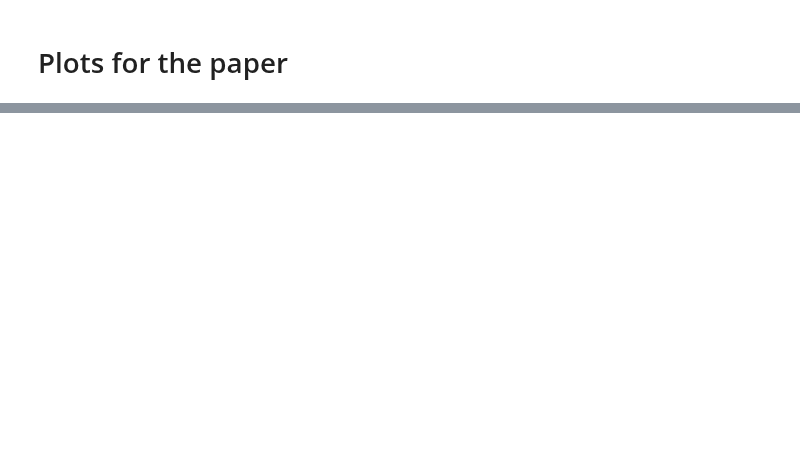
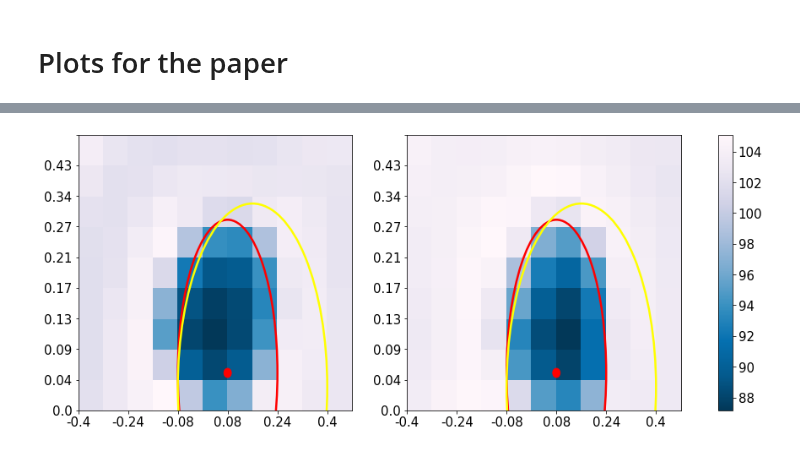
Before and after one commit to machines-in-motion/deepq_stepper, a Jupyter notebook: python/py_deepq_stepper/3d_dqs_test_slow.ipynb, the cells around one changed output, grey strips where cells are left out. Drawn from its saved outputs; the diff is of its cells as text; code cells hidden in the pictures; blank space fills up the shorter version.

```diff
--- a/python/py_deepq_stepper/3d_dqs_test_slow.ipynb
+++ b/python/py_deepq_stepper/3d_dqs_test_slow.ipynb
@@ -335,2 +301,97 @@ dqs = DQStepper(lr=1e-4, gamma=0.98, use_tarnet= True, no_actions= no_actions, t
+# %%
+def plot_heatmap(x1, next_x_lipm, next_x_bullet, terr_1, dqs_1, dqs_2, env):
+    plt.rcParams.update({'font.size': 15})
+    q_1 = dqs_1.predict_q(x1, terr_1)[0]
+    q_2 = dqs_2.predict_q(x1, terr_1)[0]
+    n = dqs_1.no_actions
+    q_mat = np.zeros((n[1], n[0]))
+
+    for i in range(len(q_1)):
+        q_mat[int(dqs_1.x_in[i,9]), int(dqs_1.x_in[i,8])] = q_1[i]
+    fig, ax = plt.subplots(1,2, figsize = (16, 6))
+    ax[0].set_xticklabels(env.action_space_x[::2])
+    ax[0].set_yticklabels(env.action_space_y)
+    heatmap = ax[0].pcolor(q_mat, cmap='PuBu_r')
+
+#     n = dqs.no_actions
+#     q_mat = np.zeros((n[1], n[0]))
+#     for i in range(len(q_1)):
+#         q_mat[int(dqs.x_in[i,9]), int(dqs.x_in[i,8])] = q_1[i]
+
+
+    rad = infinite_capture_radius(0.2, env.action_space_x[-1], env.h)
+#     print(rad, dcm_x, dcm_y)
+
+    dcm_x = compute_dcm([next_x_lipm[0], next_x_lipm[3]], env.h)
+    dcm_y = compute_dcm([next_x_lipm[1], next_x_lipm[4]], env.h)
+
+    discretization_x = env.action_space_x[1] - env.action_space_x[0]
+    discretization_y = env.action_space_y[1] - env.action_space_y[0]
+
+    capture_region = Ellipse(( dcm_x/discretization_x + 5, dcm_y/discretization_y), \
+                                2*(rad//(discretization_x)), 2*(rad//(discretization_y)), fill = False, color = 'red', lw = 2.5)
+
+    dcm = plt.Circle(( dcm_x/discretization_x + 5, dcm_y/discretization_y), \
+                                0.15, fill = True, color = 'red')
+
+    kin_region = Ellipse((next_x_lipm[0]/discretization_x + 6, next_x_lipm[1]/discretization_y),\
+                            2*(np.sqrt(env.max_leg_length**2 - (env.h - env.com_offset)**2)//discretization_x),\
+                         2*(np.sqrt(env.max_leg_length**2 - (env.h - env.com_offset)**2)//discretization_y), fill = False, color = 'yellow', lw = 2.5)
+
+    ax[0].add_patch(capture_region)
+    ax[0].add_patch(kin_region)
+    ax[0].add_patch(dcm)
+
+    for i in range(len(q_2)):
+        q_mat[int(dqs_2.x_in[i,9]), int(dqs_2.x_in[i,8])] = q_2[i]
+    ax[1].set_xticklabels(env.action_space_x[::2])
+    ax[1].set_yticklabels(env.action_space_y)
+    heatmap = ax[1].pcolor(q_mat, cmap='PuBu_r')
+
+    dcm_x = compute_dcm([next_x_bullet[0], next_x_bullet[3]], env.h)
+    dcm_y = compute_dcm([next_x_bullet[1], next_x_bullet[4]], env.h)
+
+    discretization_x = env.action_space_x[1] - env.action_space_x[0]
+    discretization_y = env.action_space_y[1] - env.action_space_y[0]
+
+    capture_region = Ellipse(( dcm_x/discretization_x + 5, dcm_y/discretization_y), \
+                                2*(rad//(discretization_x)), 2*(rad//(discretization_y)), fill = False, color = 'red', lw = 2.5)
+
+    dcm = plt.Circle(( dcm_x/discretization_x + 5, dcm_y/discretization_y), \
+                                0.15, fill = True, color = 'red')
+
+    kin_region = Ellipse((next_x_bullet[0]/discretization_x + 6, next_x_bullet[1]/discretization_y),\
+                            2*(np.sqrt(env.max_leg_length**2 - (env.h - env.com_offset)**2)//discretization_x),\
+                         2*(np.sqrt(env.max_leg_length**2 - (env.h - env.com_offset)**2)//discretization_y), fill = False, color = 'yellow', lw = 2.5)
+
+    ax[1].add_patch(capture_region)
+    ax[1].add_patch(kin_region)
+    ax[1].add_patch(dcm)
+
+    fig.colorbar(heatmap, ax=ax)
+    plt.show()
+
+
+dqs_1 = DQStepper(lr=1e-4, gamma=0.98, use_tarnet= True, no_actions= no_actions, trained_model='../../models/dqs_11_9')
+dqs_2 = DQStepper(lr=1e-4, gamma=0.98, use_tarnet= True, no_actions= no_actions, trained_model='../../models/dqs_1_vel')
+
+
+x1 = [0.0, 0.02, 0.34, 0.0, 0.0, 1, 0, 0]
+action =  [ 5. ,4. ,  -0.01]
+
+x1_next_lipm = [0.00, 0.03, 0.33, 0.0, 0.1, -1., 0, 0]
+x1_next_bullet = [0.00, 0.03, 0.33, 0.0, 0.1, -1., 0, 0]
+
+x1_next_lipm[0] += env.action_space_x[int(history['action'][i][0])]
+# x1_next_lipm[1] += x1[5]*env.action_space_y[history['action'][i][1]] + 0.13/2.0
+
+x1_next_bullet[0] += env.action_space_x[int(history['action'][i][0])]
+# x1_next_bullet[1] += x1[5]*env.action_space_y[history['action'][i][1]] + 0.13/2.0
+
+terrain_1 = -0.0*(np.random.randint(-4, 5, no_actions[0]*no_actions[1]))/4.0
+
+plot_heatmap(x1, x1_next_lipm, x1_next_bullet, terrain_1, dqs_1, dqs_2, env)
+# %% [output]
+[figure, added]
 # %%
 i = 0
```
Also changed, not shown: parts of 9 cells of this notebook, 27 other files.
